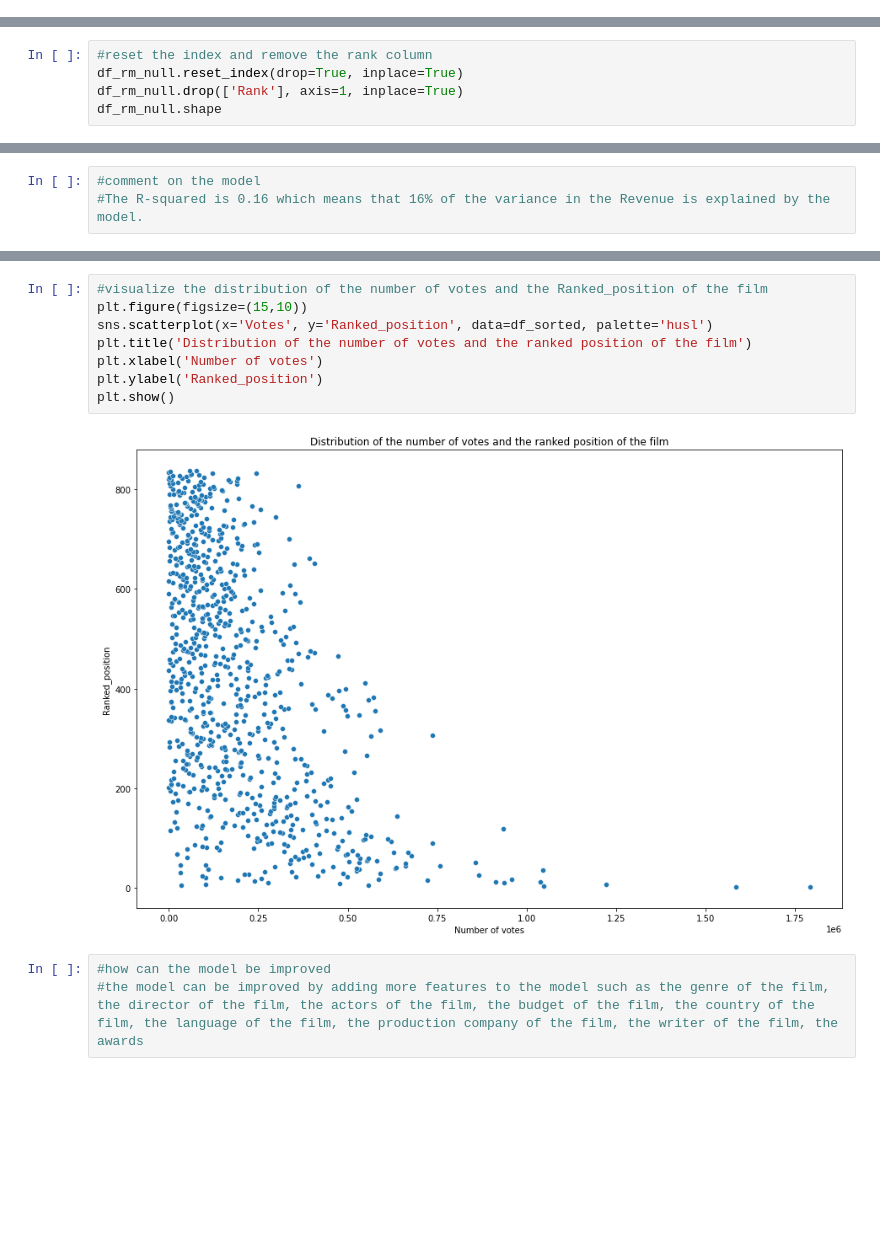
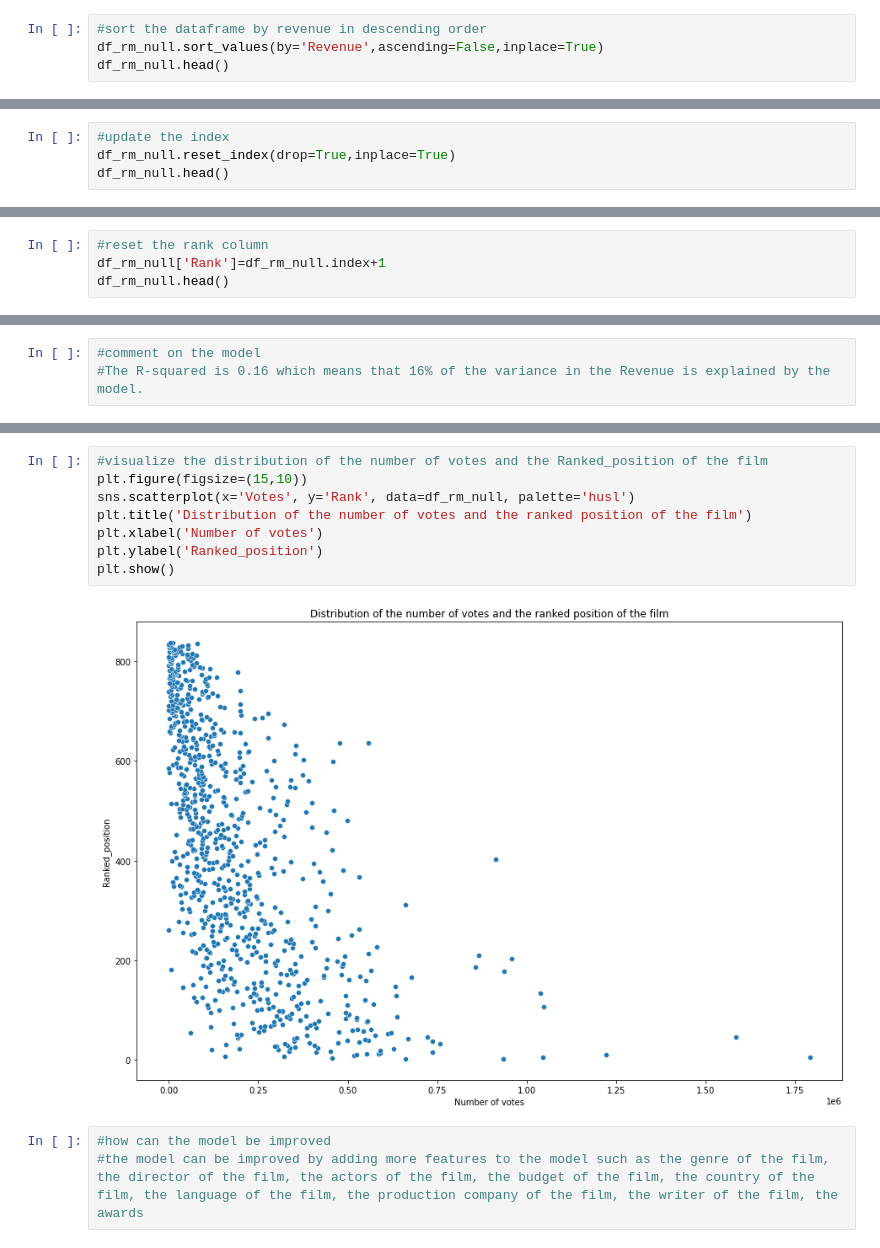
Before and after one commit to Misperia/FDS_project_2023, a Jupyter notebook: notebook.ipynb, the cells around one changed output, grey strips where cells are left out. Cells and saved outputs as stored; diff of their text form; blank space fills up the shorter version.

```diff
--- a/notebook.ipynb
+++ b/notebook.ipynb
@@ -80,0 +92,4 @@ df_rm_null.shape
+# %%
+#sort the dataframe by revenue in descending order
+df_rm_null.sort_values(by='Revenue',ascending=False,inplace=True)
+df_rm_null.head()
@@ -81,6 +103,5 @@ df_rm_null.shape
 # %%
-#reset the index and remove the rank column
-df_rm_null.reset_index(drop=True, inplace=True)
-df_rm_null.drop(['Rank'], axis=1, inplace=True)
-df_rm_null.shape
+#update the index
+df_rm_null.reset_index(drop=True,inplace=True)
+df_rm_null.head()
 # %% [output]
@@ -101,0 +114,4 @@ df_rm_null.tail(10)
+# %%
+#reset the rank column
+df_rm_null['Rank']=df_rm_null.index+1
+df_rm_null.head()
@@ -701,13 +666,13 @@ df_sorted.head(10)
 # %%
 #visualize the distribution of the number of votes and the Ranked_position of the film
 plt.figure(figsize=(15,10))
-sns.scatterplot(x='Votes', y='Ranked_position', data=df_sorted, palette='husl')
+sns.scatterplot(x='Votes', y='Rank', data=df_rm_null, palette='husl')
 plt.title('Distribution of the number of votes and the ranked position of the film')
 plt.xlabel('Number of votes')
 plt.ylabel('Ranked_position')
 plt.show()
 # %% [output]
-[figure, old version]
+[figure, new version]
 # %%
 #how can the model be improved
 #the model can be improved by adding more features to the model such as the genre of the film, the director of the film, the actors of the film, the budget of the film, the country of the film, the language of the film, the production company of the film, the writer of the film, the awards
```
Also changed, not shown: parts of 55 cells of this notebook.
